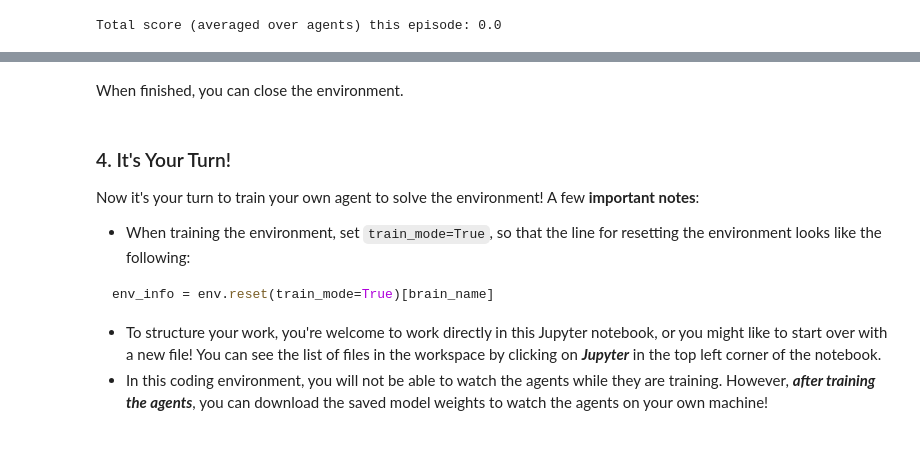
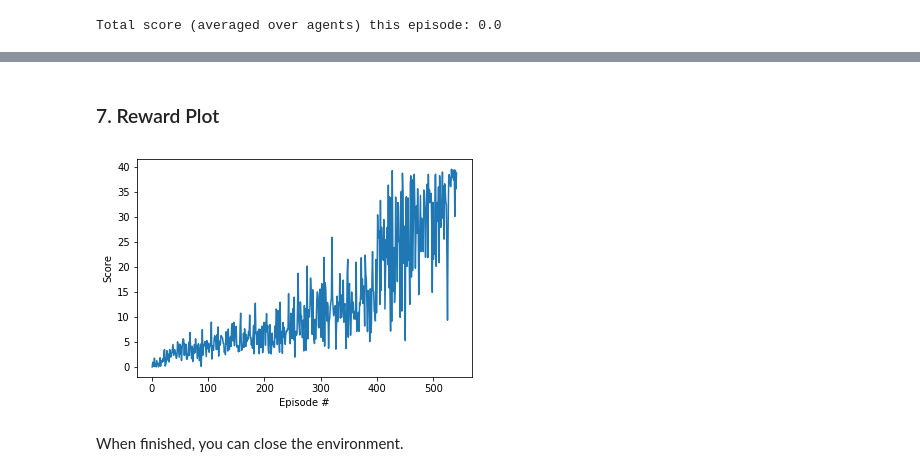
Before and after one commit to ellyanalinden/continuous_control, a Jupyter notebook: Continuous_Control.ipynb, the cells around one changed output, grey strips where cells are left out. Saved outputs shown, nothing was run; the diff lists cells and outputs as text; code cells hidden in the pictures; blank space fills up the shorter version.

````diff
--- a/Continuous_Control.ipynb
+++ b/Continuous_Control.ipynb
@@ -110,0 +133,2 @@ Total score (averaged over agents) this episode: 0.0
+# %%
+agent = Agent(state_size = state_size, action_size = action_size, random_seed = 5)
@@ -111,14 +202,15 @@ Total score (averaged over agents) this episode: 0.0
+# %% [markdown]
+### 7. Reward Plot
+# %%
+fig = plt.figure()
+ax = fig.add_subplot(111)
+plt.plot(np.arange(1, len(scores)+1), scores)
+plt.ylabel('Score')
+plt.xlabel('Episode #')
+plt.show()
+# %% [output]
+[figure, added]
 # %% [markdown]
 When finished, you can close the environment.
 # %%
 env.close()
-# %% [markdown]
-### 4. It's Your Turn!
-
-Now it's your turn to train your own agent to solve the environment!  A few **important notes**:
-- When training the environment, set `train_mode=True`, so that the line for resetting the environment looks like the following:
-```python
-env_info = env.reset(train_mode=True)[brain_name]
-```
-- To structure your work, you're welcome to work directly in this Jupyter notebook, or you might like to start over with a new file!  You can see the list of files in the workspace by clicking on **_Jupyter_** in the top left corner of the notebook.
-- In this coding environment, you will not be able to watch the agents while they are training.  However, **_after training the agents_**, you can download the saved model weights to watch the agents on your own machine!
````
Also changed, not shown: parts of 10 cells of this notebook, 2 other files.
